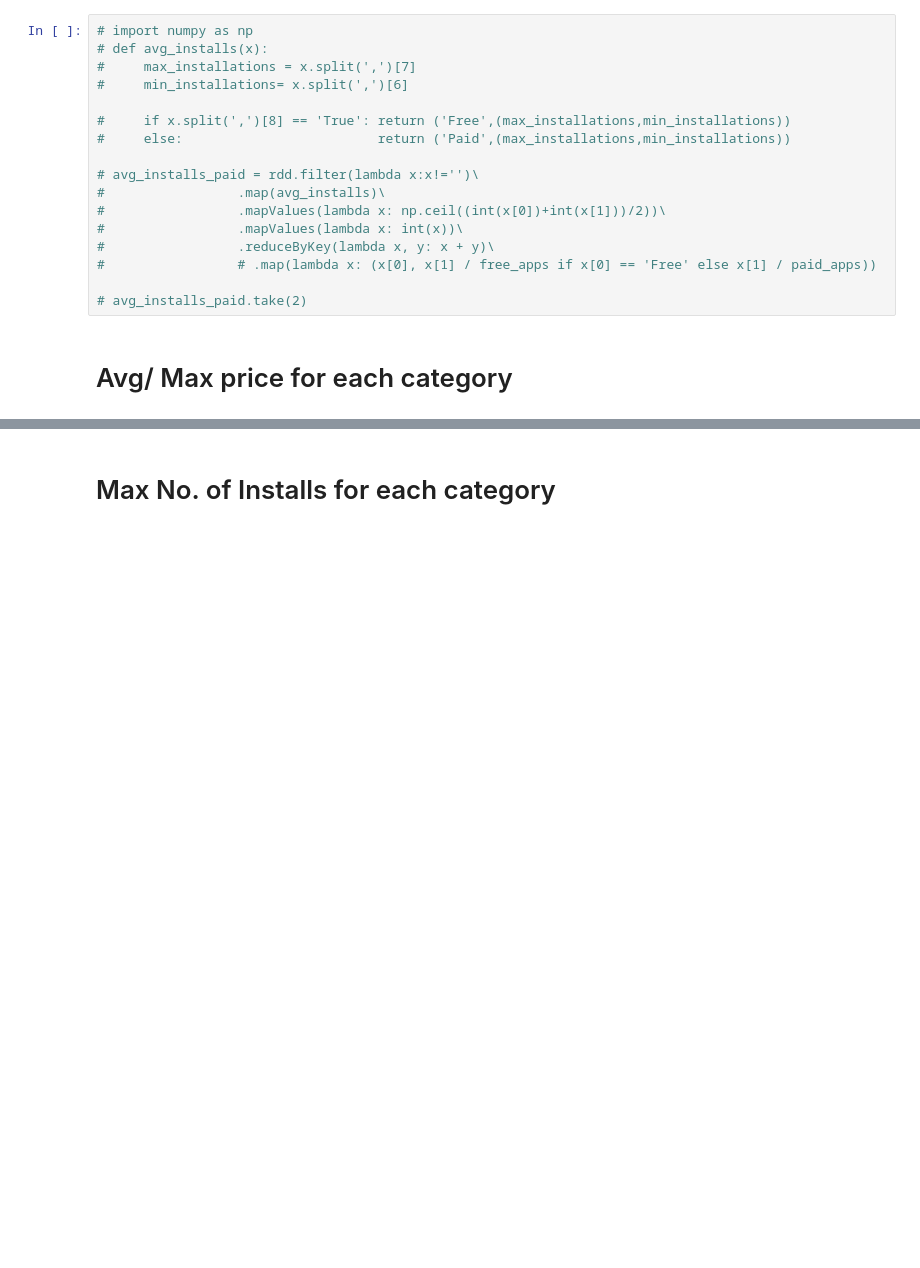
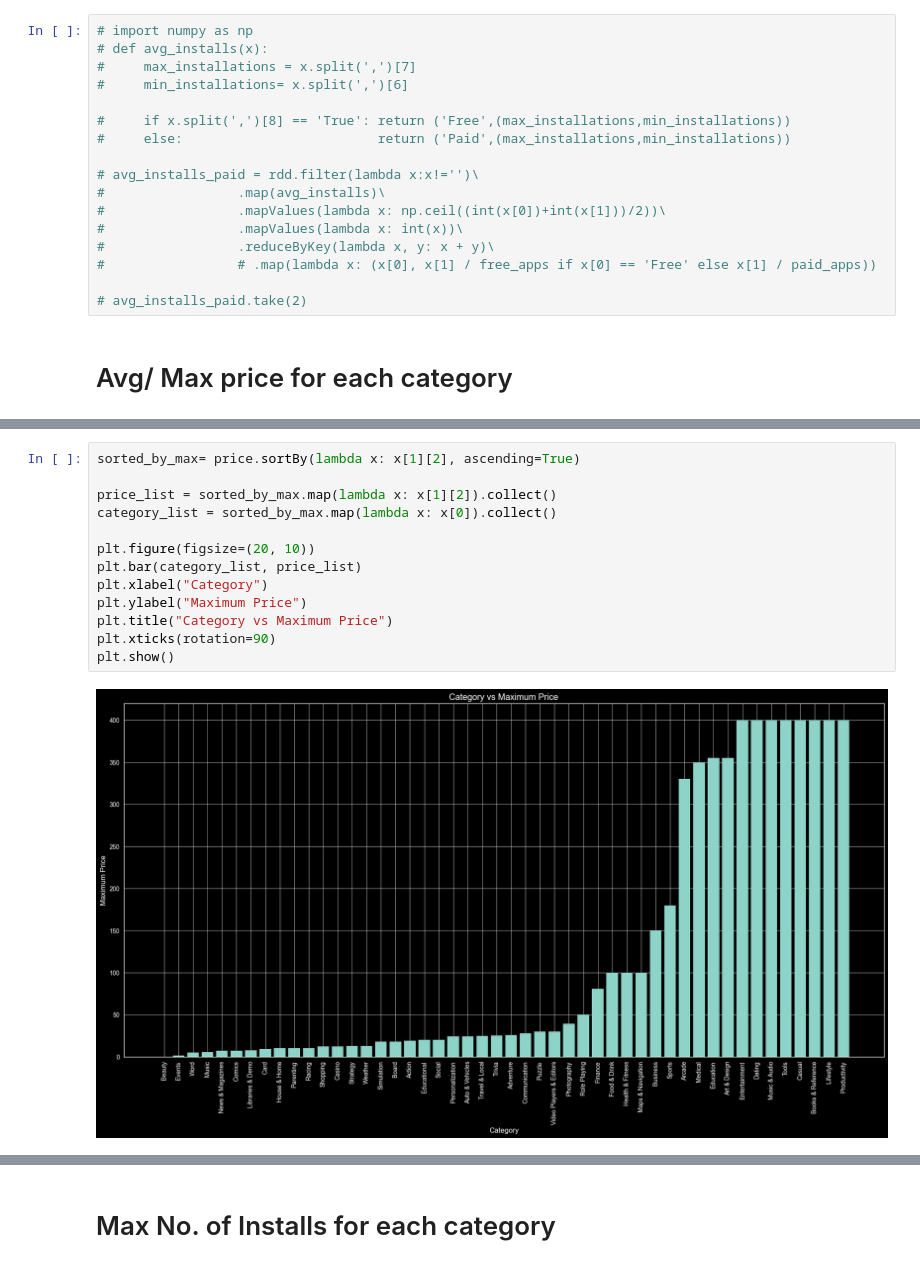
Before and after one commit to aymanreda56/XL-Data, a Jupyter notebook: DataAnalysis/DescriptiveAnalysis/DescriptiveAnalysis.ipynb, the cells around one changed output, grey strips where cells are left out. Drawn from its saved outputs; the diff is of its cells as text; blank space fills up the shorter version.

```diff
--- a/DataAnalysis/DescriptiveAnalysis/DescriptiveAnalysis.ipynb
+++ b/DataAnalysis/DescriptiveAnalysis/DescriptiveAnalysis.ipynb
@@ -131,0 +125,15 @@ price.collect()
+# %%
+sorted_by_max= price.sortBy(lambda x: x[1][2], ascending=True)
+
+price_list = sorted_by_max.map(lambda x: x[1][2]).collect()
+category_list = sorted_by_max.map(lambda x: x[0]).collect()
+
+plt.figure(figsize=(20, 10))
+plt.bar(category_list, price_list)
+plt.xlabel("Category")
+plt.ylabel("Maximum Price")
+plt.title("Category vs Maximum Price")
+plt.xticks(rotation=90)
+plt.show()
+# %% [output]
+[figure, added]
```
Also changed, not shown: parts of 3 cells of this notebook.
